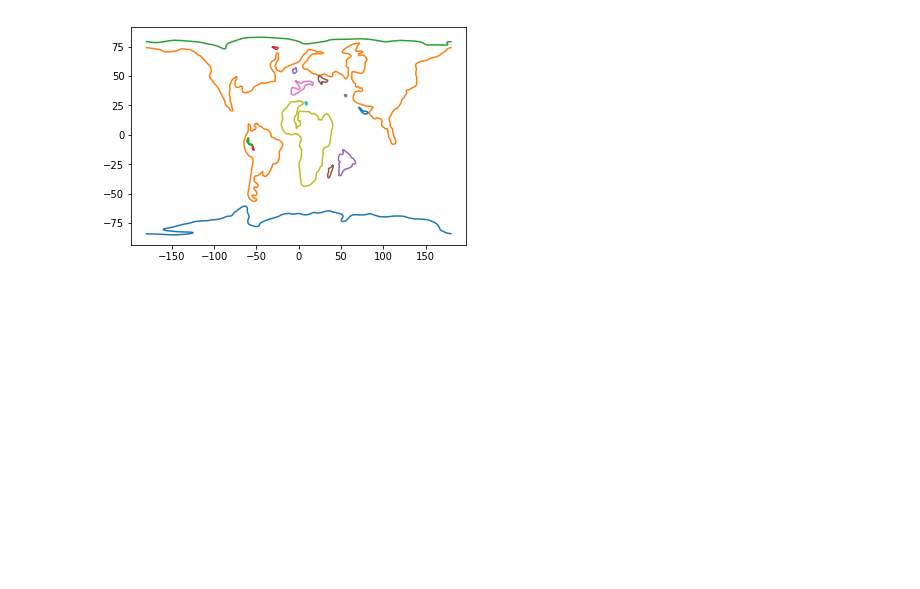
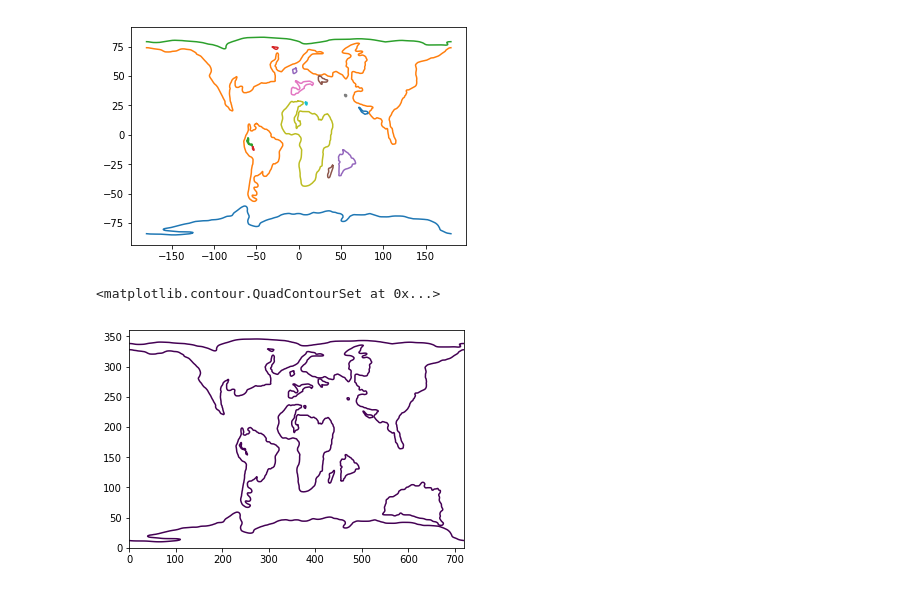
Before and after one commit to siwill22/paleotopography, a Jupyter notebook: dev/extract_contours.ipynb, the cells around one changed output. Saved outputs shown, nothing was run; the diff lists cells and outputs as text; code cells hidden in the pictures; blank space fills up the shorter version.

```diff
--- a/dev/extract_contours.ipynb
+++ b/dev/extract_contours.ipynb
@@ -78,3 +89,8 @@ for p in polygons:
     plt.plot(zip(*p)[0],zip(*p)[1])
 # %% [output]
 [figure]
+# %%
+plt.contour(ptopo.gridZ, levels=[0])
+# %% [output]
+<matplotlib.contour.QuadContourSet at 0x...>
+[figure, added]
```
Also changed, not shown: parts of 2 cells of this notebook, 2 other files.
